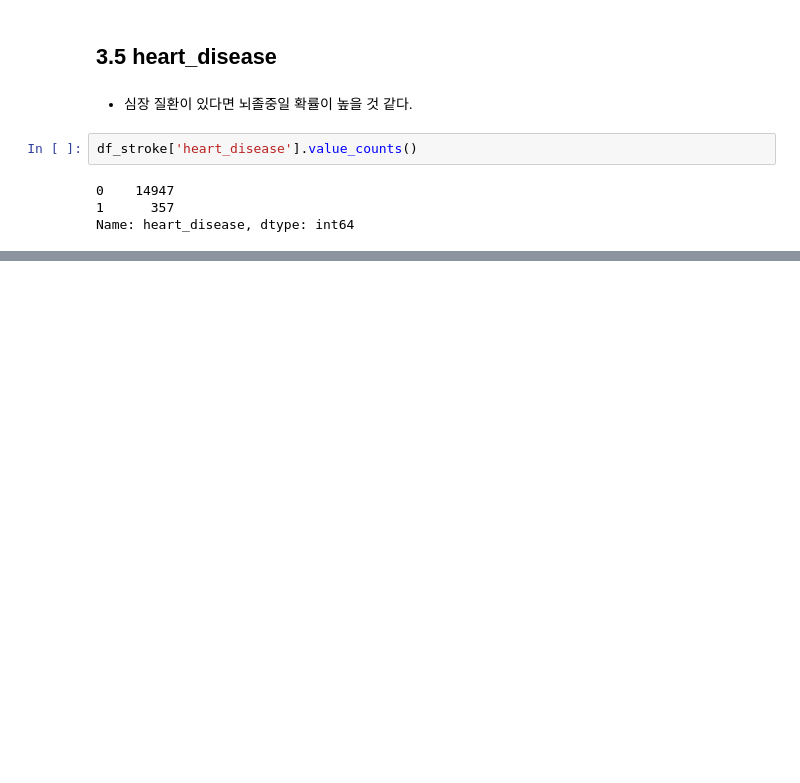
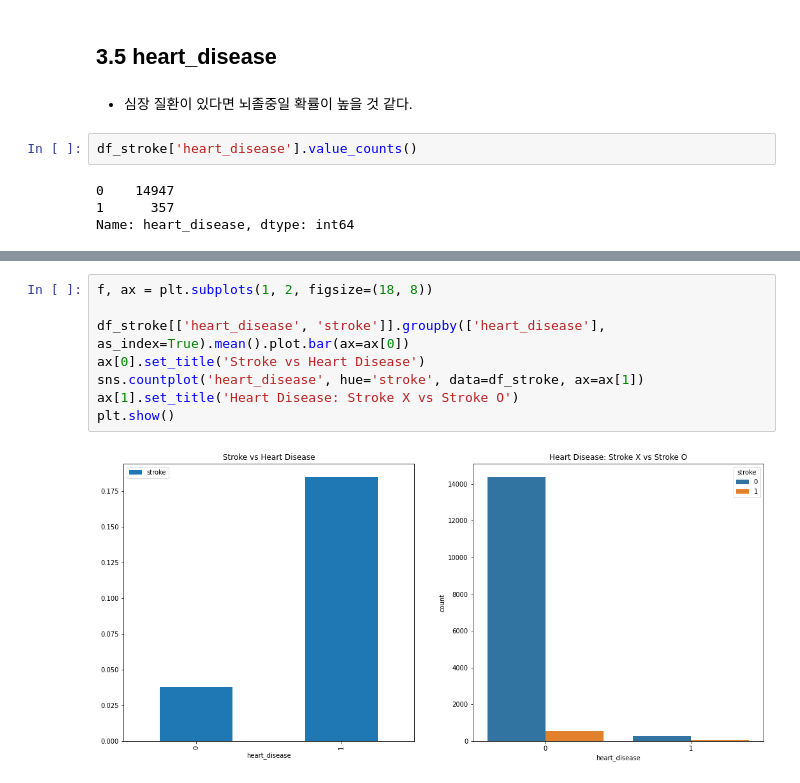
Before and after one commit to JaeHong-Park987/Stroke, a Jupyter notebook: Stroke 데이터 분석.ipynb, the cells around one changed output, grey strips where cells are left out. Cells and saved outputs as stored; diff of their text form; blank space fills up the shorter version.

```diff
--- a/Stroke 데이터 분석.ipynb
+++ b/Stroke 데이터 분석.ipynb
@@ -440,0 +509,10 @@ Name: heart_disease, dtype: int64
+# %%
+f, ax = plt.subplots(1, 2, figsize=(18, 8))
+
+df_stroke[['heart_disease', 'stroke']].groupby(['heart_disease'], as_index=True).mean().plot.bar(ax=ax[0])
+ax[0].set_title('Stroke vs Heart Disease')
+sns.countplot('heart_disease', hue='stroke', data=df_stroke, ax=ax[1])
+ax[1].set_title('Heart Disease: Stroke X vs Stroke O')
+plt.show()
+# %% [output]
+[figure, added]
```
Also changed, not shown: parts of 90 cells of this notebook.
